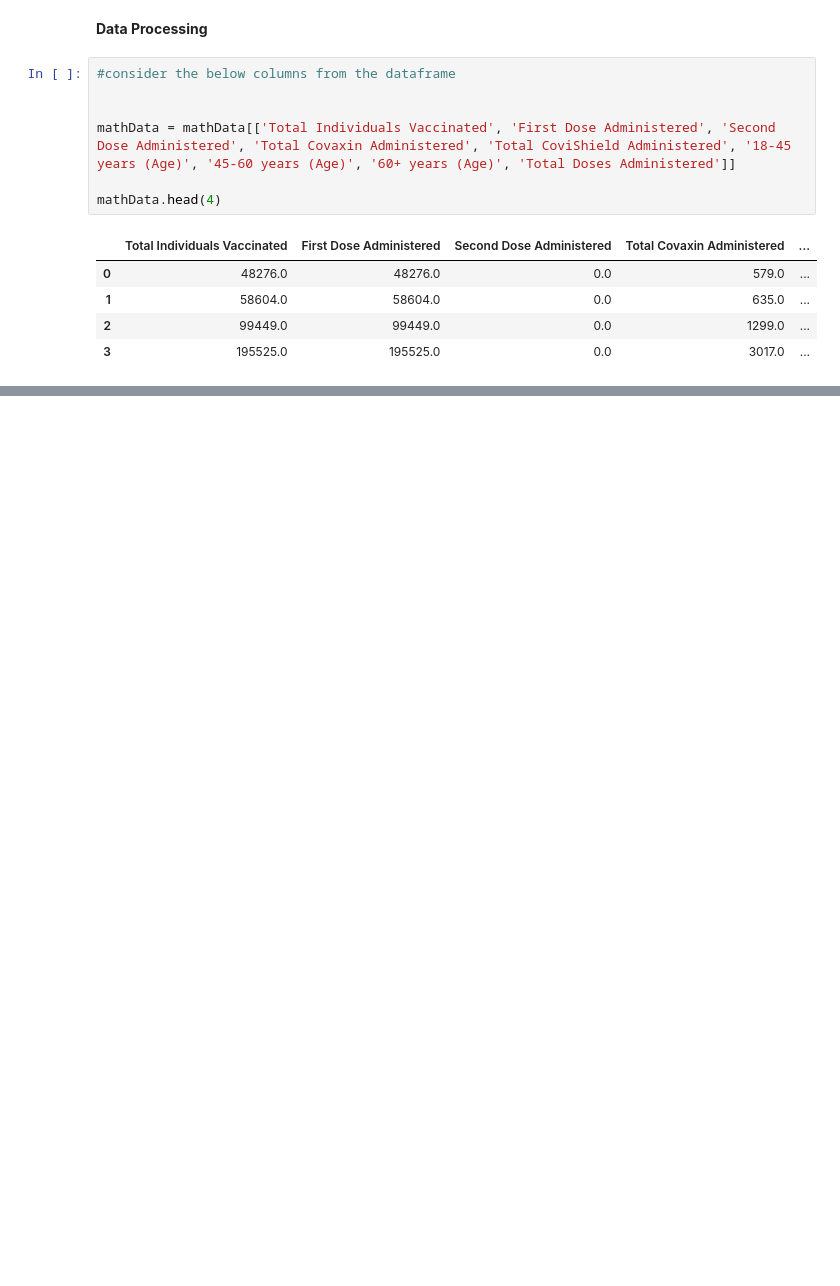
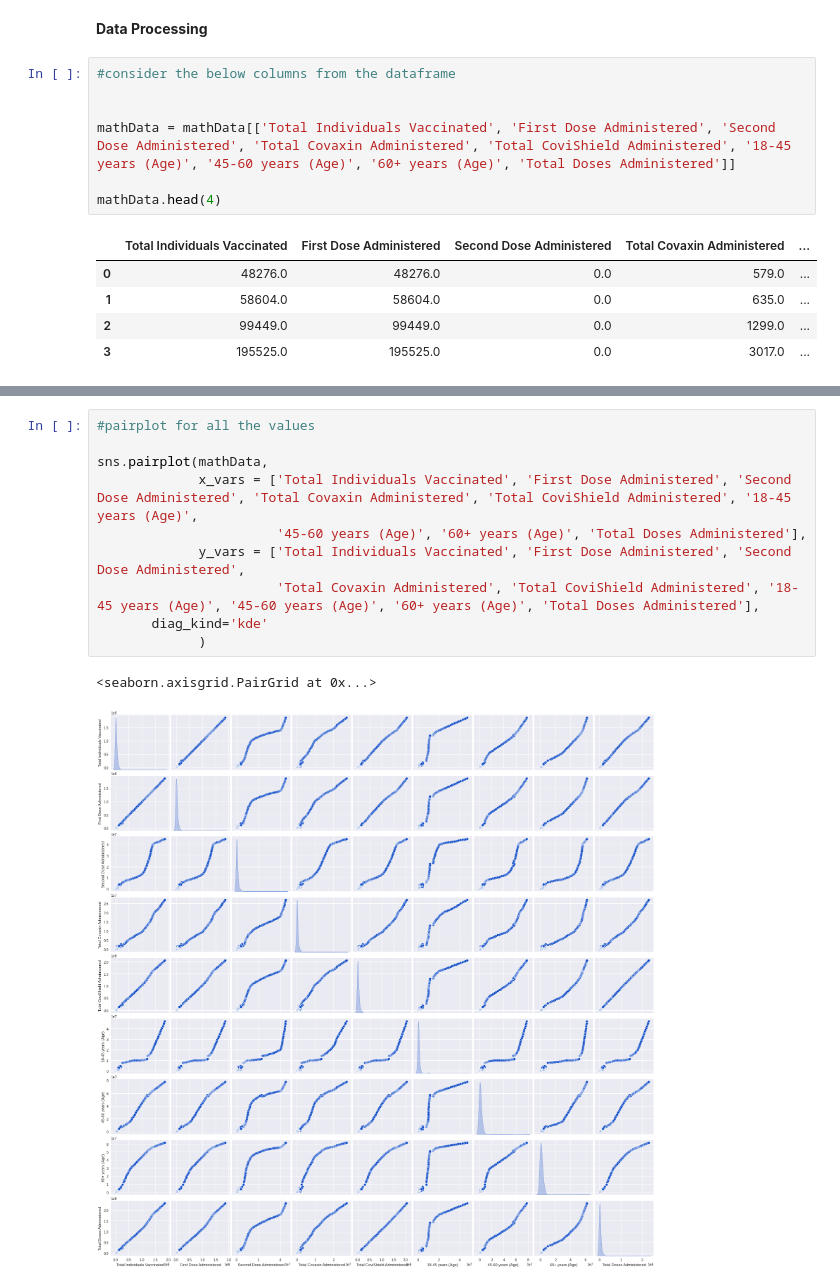
Before and after one commit to soumyakandari/MLnow_2.0, a Jupyter notebook: MLassignment1.ipynb, the cells around one changed output, grey strips where cells are left out. Cells and saved outputs as stored; diff of their text form; blank space fills up the shorter version.

```diff
--- a/MLassignment1.ipynb
+++ b/MLassignment1.ipynb
@@ -72,0 +125,13 @@ mathData.head(4)
+# %%
+#pairplot for all the values
+
+sns.pairplot(mathData,
+             x_vars = ['Total Individuals Vaccinated', 'First Dose Administered', 'Second Dose Administered', 'Total Covaxin Administered', 'Total CoviShield Administered', '18-45 years (Age)',
+                       '45-60 years (Age)', '60+ years (Age)', 'Total Doses Administered'],
+             y_vars = ['Total Individuals Vaccinated', 'First Dose Administered', 'Second Dose Administered',
+                       'Total Covaxin Administered', 'Total CoviShield Administered', '18-45 years (Age)', '45-60 years (Age)', '60+ years (Age)', 'Total Doses Administered'],
+       diag_kind='kde'
+             )
+# %% [output]
+<seaborn.axisgrid.PairGrid at 0x...>
+[figure, added]
```
Also changed, not shown: parts of 8 cells of this notebook.
